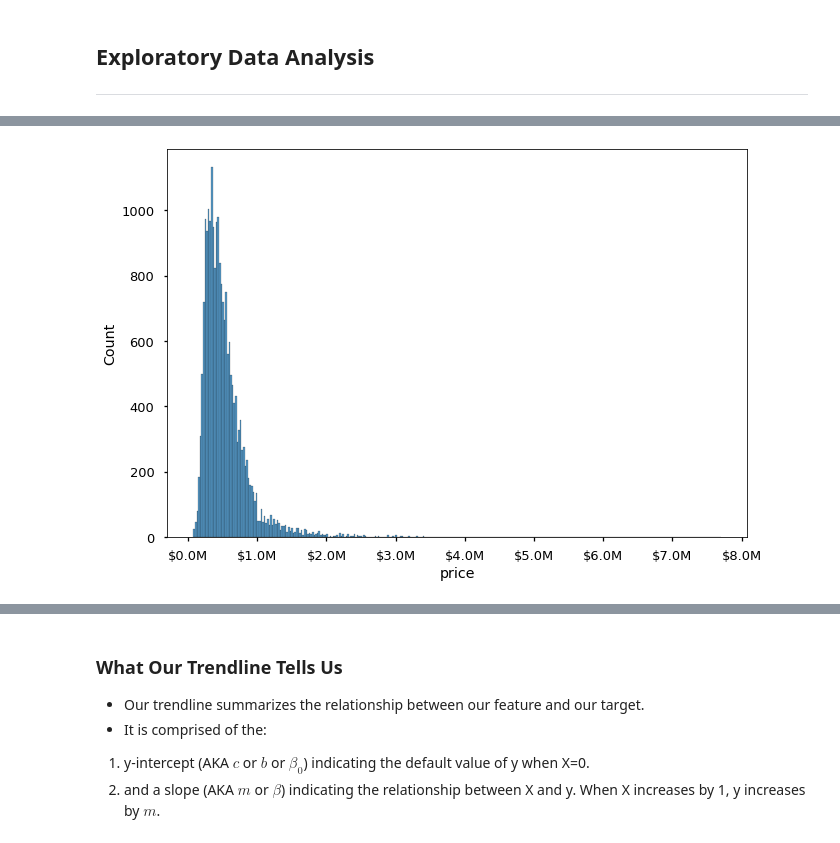
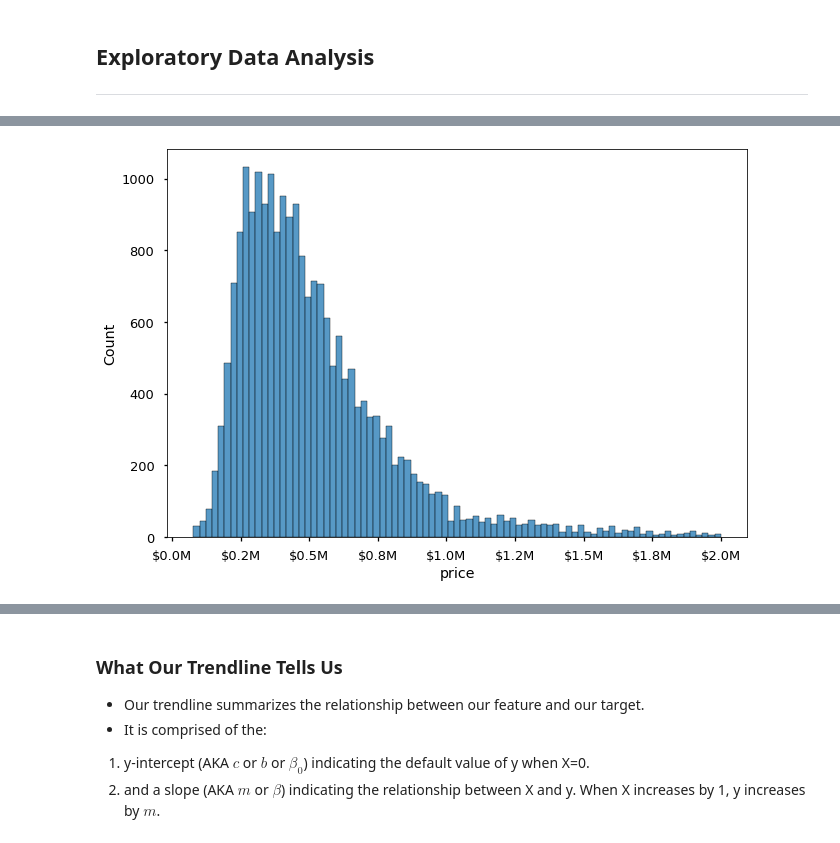
Before and after one commit to purvikansara/Sample_Regression, a Jupyter notebook: House Price Prediction.ipynb, the cells around one changed output, grey strips where cells are left out. Cells and saved outputs as stored; diff of their text form; code cells hidden in the pictures.

```diff
--- a/House Price Prediction.ipynb
+++ b/House Price Prediction.ipynb
@@ -177,0 +222,4 @@ Name: date, Length: 372, dtype: int64
+# %%
+import scipy.stats as stats
+idx_outliers = np.abs(stats.zscore(df['price']) )>3
+idx_outliers.sum()
@@ -177,0 +228,5 @@ Name: date, Length: 372, dtype: int64
+# %%
+# saving data without outlier
+
+df = df[~idx_outliers].copy()
+df
@@ -177,0 +247,9 @@ Name: date, Length: 372, dtype: int64
+# %%
+# Date feature engineering
+df['datetime'] = pd.to_datetime(df['date'])
+df['Month_name'] =  df['datetime'].dt.month_name()
+df['Month'] = df['datetime'].dt.month
+df['Year'] = df['datetime'].dt.year
+
+df = df.set_index('id')
+df.head()
@@ -208,7 +276,7 @@ def millions(x,pos):
 # Create the formatter
 price_fmt_mill =ticker.FuncFormatter(millions)
 # %%
-ax = sns.histplot(data=df_copy, x='price')
+ax = sns.histplot(data=df, x='price')
 ax.xaxis.set_major_formatter(price_fmt_mill)
 # %% [output]
-[figure, old version]
+[figure, new version]
```
Also changed, not shown: parts of 47 cells of this notebook.
